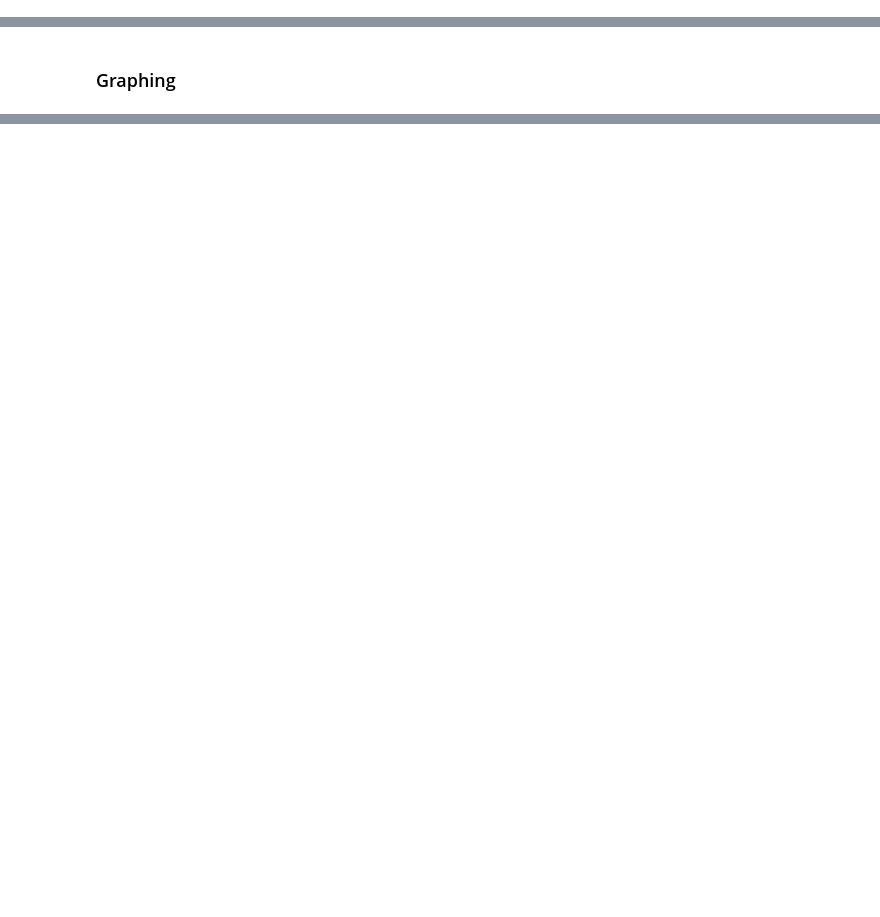
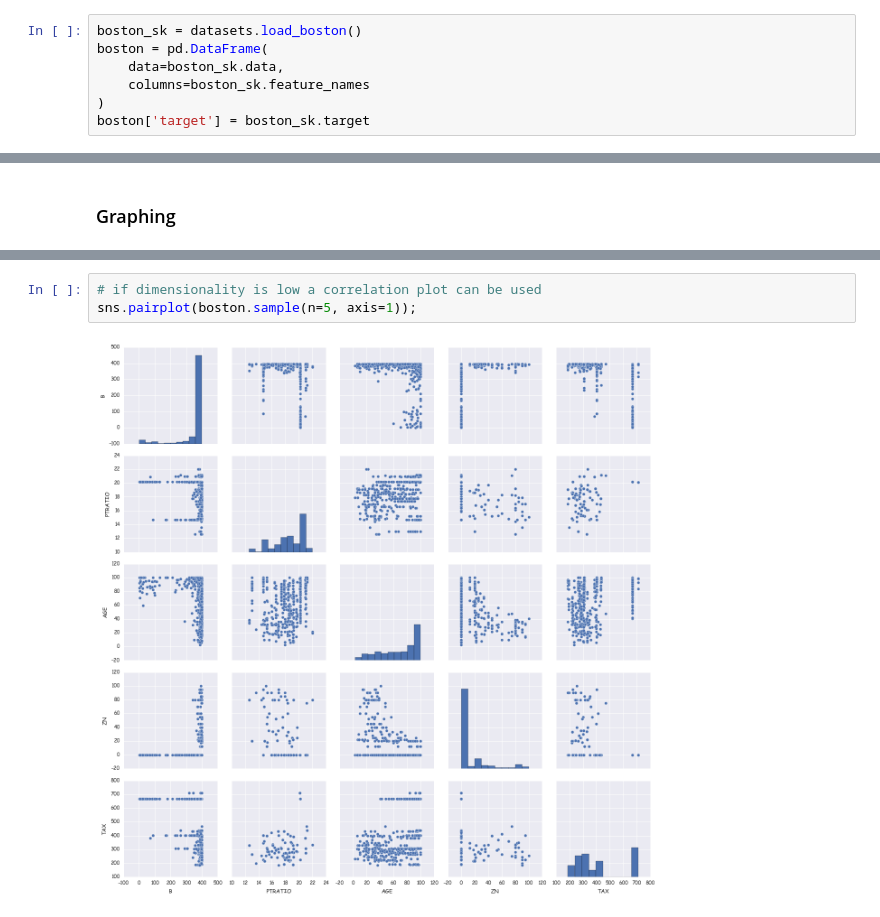
Before and after one commit to pmdaly/Take-Home-Resources, a Jupyter notebook: Resources.ipynb, the cells around one changed output, grey strips where cells are left out. Drawn from its saved outputs; the diff is of its cells as text; blank space fills up the shorter version.

Commit message:
added graphing and started modeling

```diff
--- a/Resources.ipynb
+++ b/Resources.ipynb
@@ -26,3 +32,10 @@ import matplotlib.pyplot as plt
 # %% [markdown]
 ### EDA type stuff
+# %%
+boston_sk = datasets.load_boston()
+boston = pd.DataFrame(
+    data=boston_sk.data,
+    columns=boston_sk.feature_names
+)
+boston['target'] = boston_sk.target
 # %%
@@ -41,0 +99,5 @@ df.hist()
+# %%
+# if dimensionality is low a correlation plot can be used
+sns.pairplot(boston.sample(n=5, axis=1));
+# %% [output]
+[figure, added]
```
Also changed, not shown: parts of 11 cells of this notebook.
